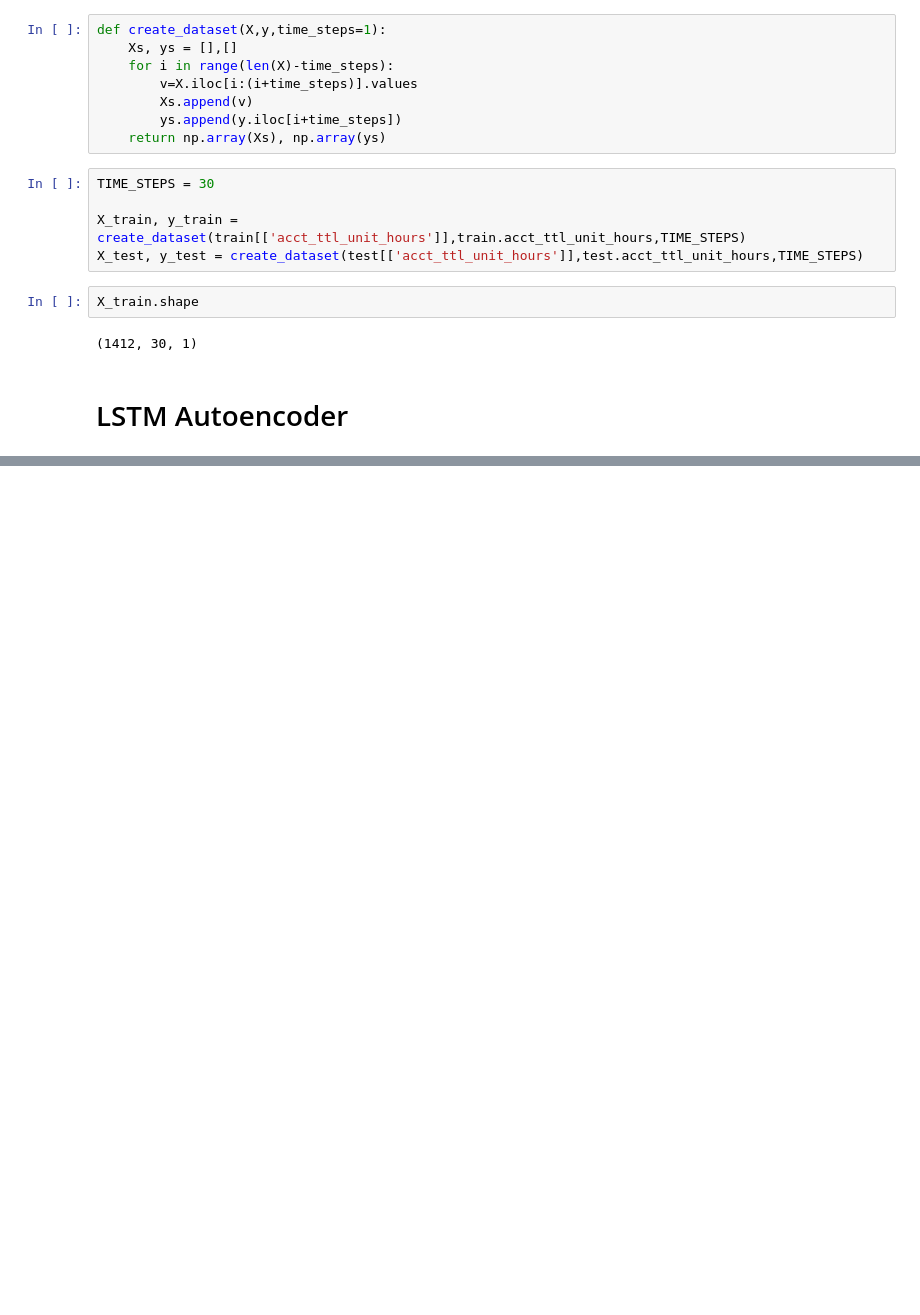
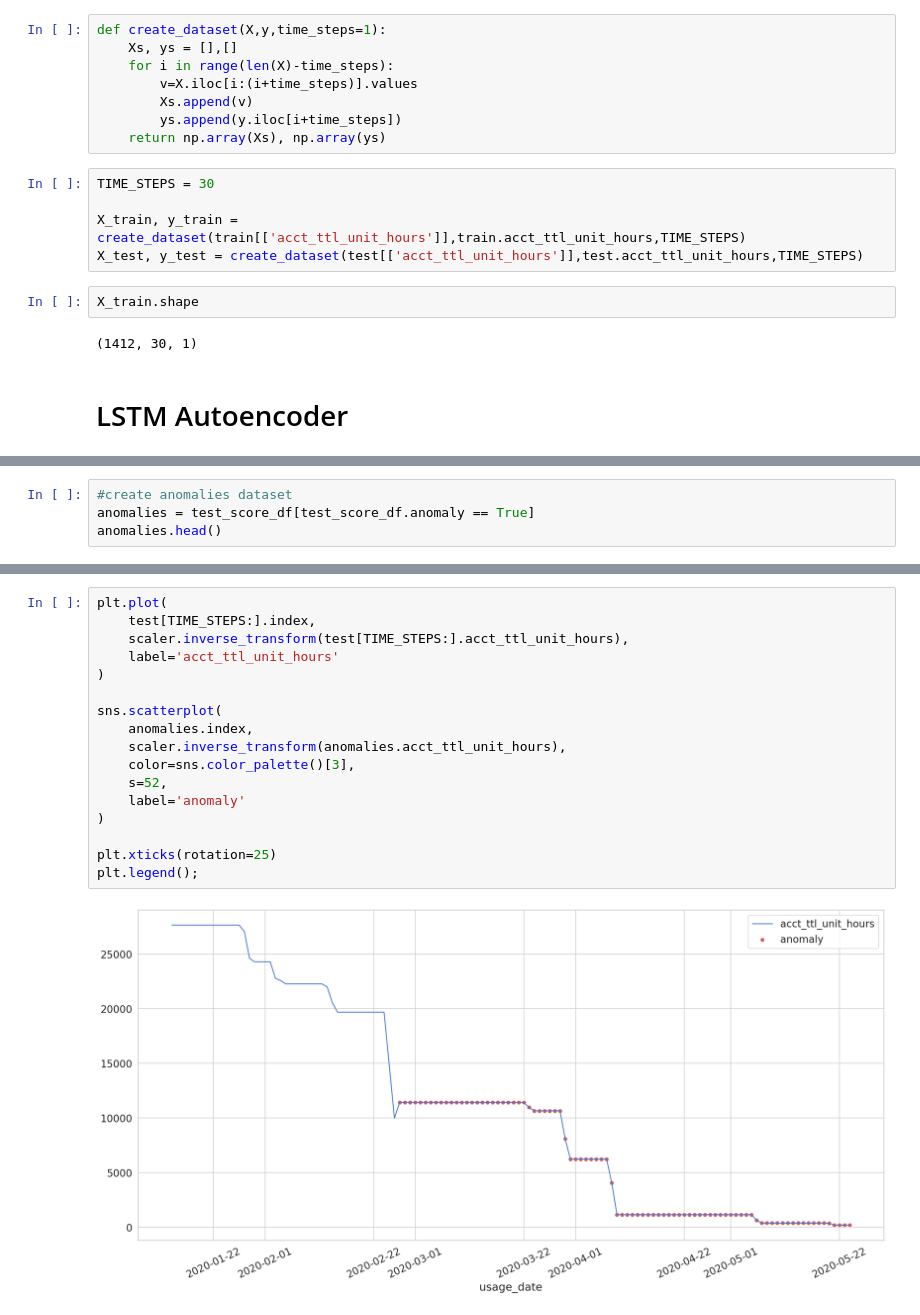
Before and after one commit to char8060/timeseries-anomaly, a Jupyter notebook: anomaly_detection.ipynb, the cells around one changed output, grey strips where cells are left out. Saved outputs shown, nothing was run; the diff lists cells and outputs as text; blank space fills up the shorter version.

```diff
--- a/anomaly_detection.ipynb
+++ b/anomaly_detection.ipynb
@@ -117,0 +216,4 @@ X_train.shape
+# %%
+#create anomalies dataset
+anomalies = test_score_df[test_score_df.anomaly == True]
+anomalies.head()
@@ -117,0 +228,19 @@ X_train.shape
+# %%
+plt.plot(
+    test[TIME_STEPS:].index,
+    scaler.inverse_transform(test[TIME_STEPS:].acct_ttl_unit_hours),
+    label='acct_ttl_unit_hours'
+)
+
+sns.scatterplot(
+    anomalies.index,
+    scaler.inverse_transform(anomalies.acct_ttl_unit_hours),
+    color=sns.color_palette()[3],
+    s=52,
+    label='anomaly'
+)
+
+plt.xticks(rotation=25)
+plt.legend();
+# %% [output]
+[figure, added]
```
Also changed, not shown: parts of 13 cells of this notebook.
